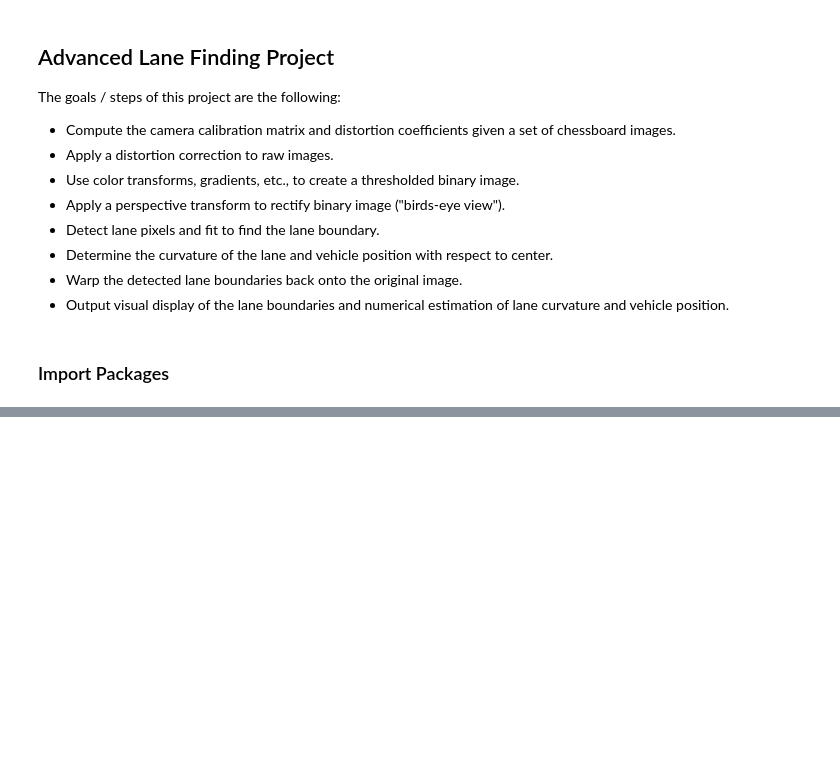
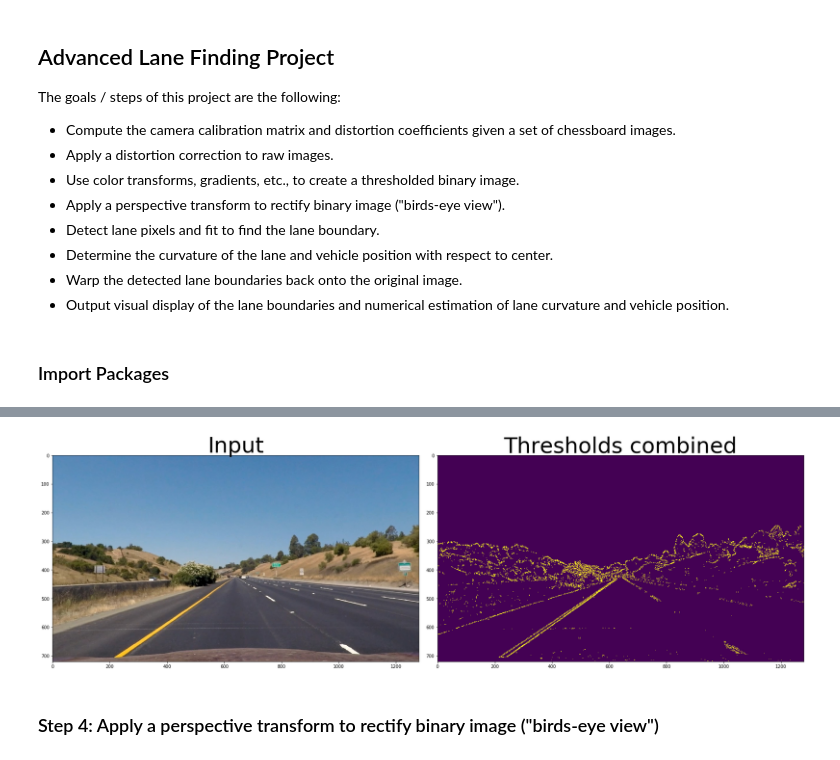
Before and after one commit to VinzenzTrimborn/AdvancedLaneLines, a Jupyter notebook: Advanced Lane Finding.ipynb, the cells around one changed output, grey strips where cells are left out. Saved outputs shown, nothing was run; the diff lists cells and outputs as text; code cells hidden in the pictures; blank space fills up the shorter version.

```diff
--- a/Advanced Lane Finding.ipynb
+++ b/Advanced Lane Finding.ipynb
@@ -356,0 +200,9 @@ def search_around_poly(binary_warped, left_fit, right_fit, margin = 100):
+# %%
+threshold_image_input=mpimg.imread('test_images/straight_lines1.jpg')
+threshold_image_undist=image_undistort(threshold_image_input, objectpoints, imagespoints)
+threshold_image=threshold_pipeline(threshold_image_undist)
+print2images(threshold_image_undist,threshold_image,name1='Input',name2='Thresholds combined')
+# %% [output]
+[figure, added]
+# %% [markdown]
+### Step 4: Apply a perspective transform to rectify binary image ("birds-eye view")
```
Also changed, not shown: parts of 44 cells of this notebook, 1 other file.
